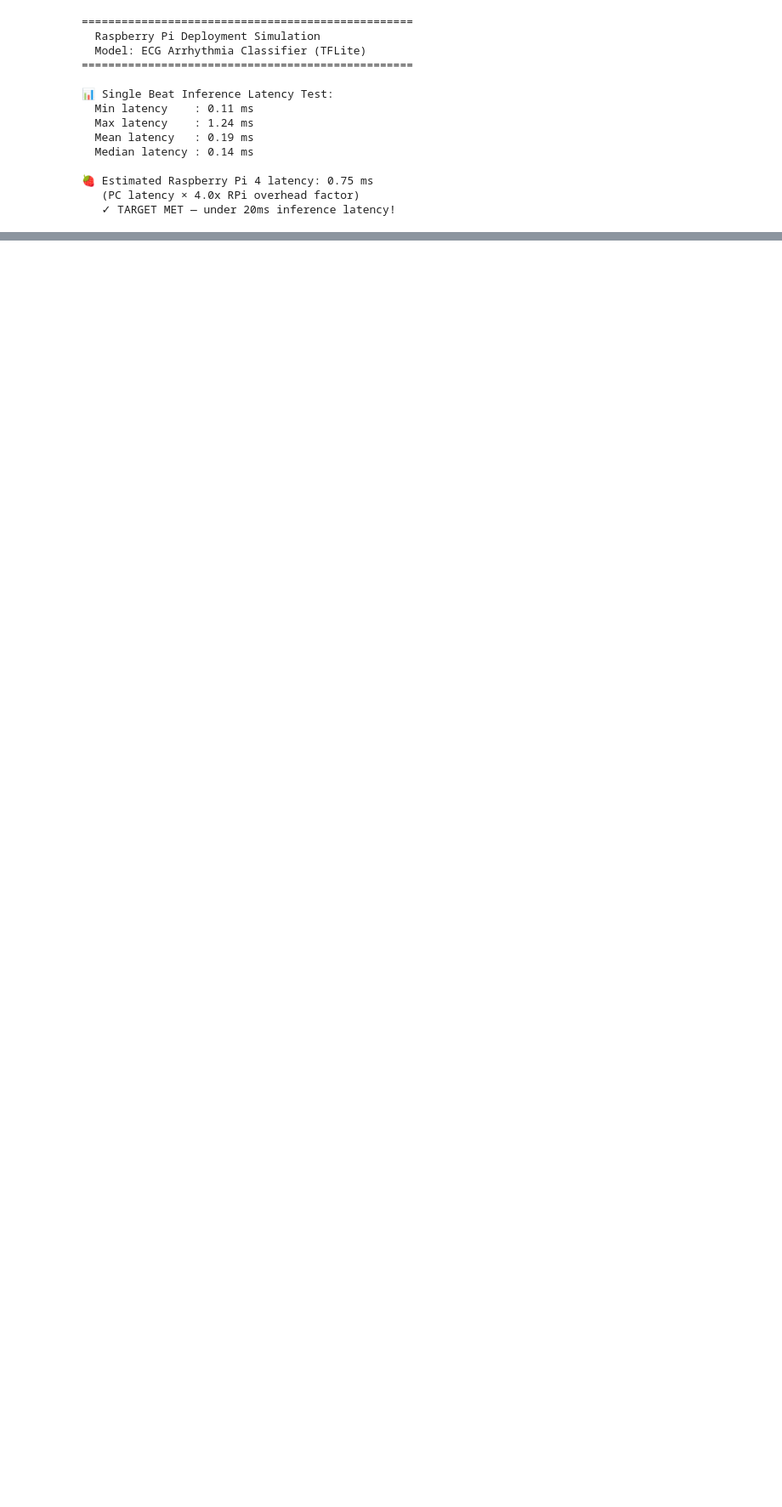
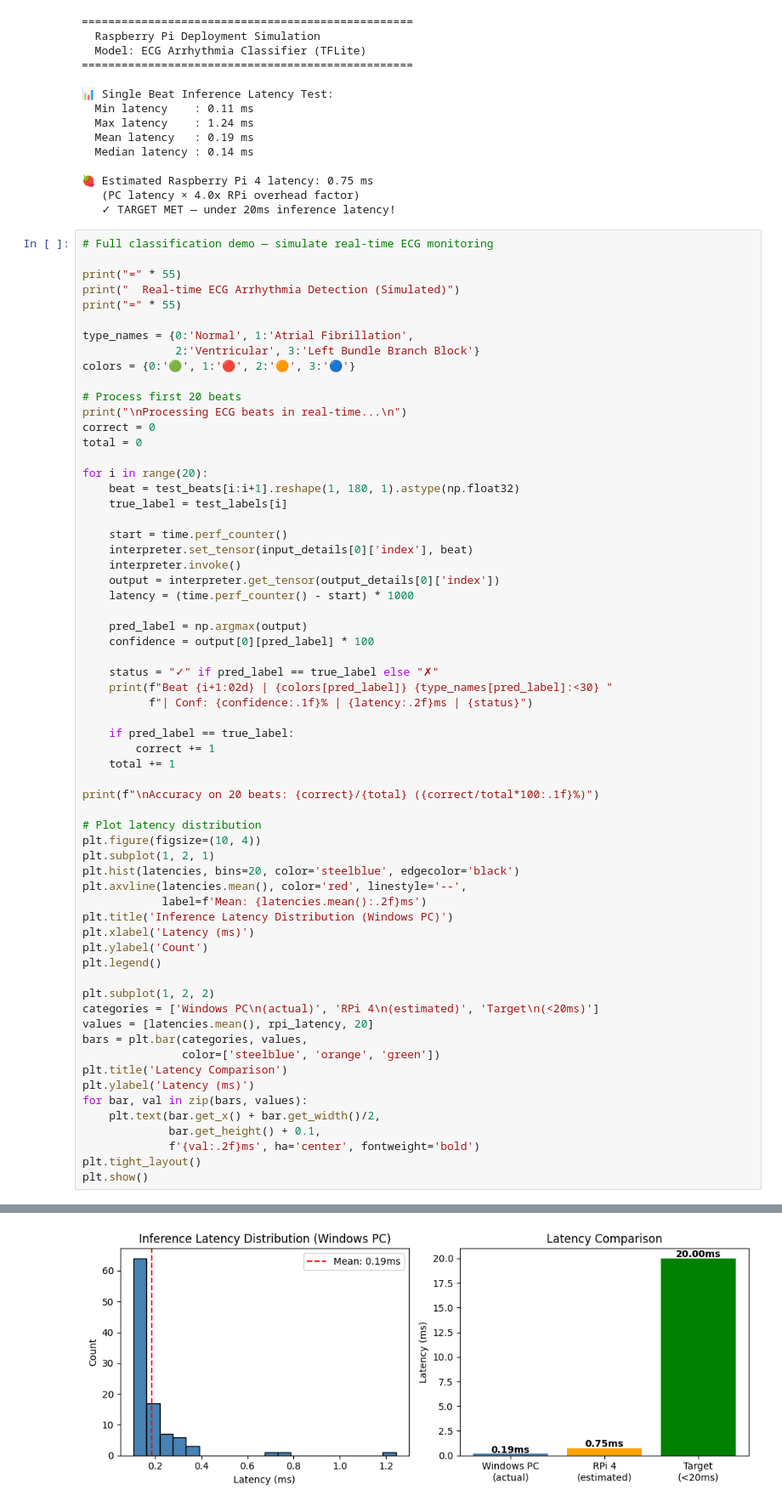
Before and after one commit to vaishnavirathi456-coder/ecg-arrhythmia-tinyml, a Jupyter notebook: week7/week7_rpi_simulation.ipynb, the cells around one changed output, grey strips where cells are left out. Shown at 85% size. Drawn from its saved outputs; the diff is of its cells as text; blank space fills up the shorter version.

```diff
--- a/week7/week7_rpi_simulation.ipynb
+++ b/week7/week7_rpi_simulation.ipynb
@@ -194,3 +194,67 @@ else:
 🍓 Estimated Raspberry Pi 4 latency: 0.75 ms
    (PC latency × 4.0x RPi overhead factor)
    ✓ TARGET MET — under 20ms inference latency!
+# %%
+# Full classification demo — simulate real-time ECG monitoring
+
+print("=" * 55)
+print("  Real-time ECG Arrhythmia Detection (Simulated)")
+print("=" * 55)
+
+type_names = {0:'Normal', 1:'Atrial Fibrillation',
+              2:'Ventricular', 3:'Left Bundle Branch Block'}
+colors = {0:'🟢', 1:'🔴', 2:'🟠', 3:'🔵'}
+
+# Process first 20 beats
+print("\nProcessing ECG beats in real-time...\n")
+correct = 0
+total = 0
+
+for i in range(20):
+    beat = test_beats[i:i+1].reshape(1, 180, 1).astype(np.float32)
+    true_label = test_labels[i]
+
+    start = time.perf_counter()
+    interpreter.set_tensor(input_details[0]['index'], beat)
+    interpreter.invoke()
+    output = interpreter.get_tensor(output_details[0]['index'])
+    latency = (time.perf_counter() - start) * 1000
+
+    pred_label = np.argmax(output)
+    confidence = output[0][pred_label] * 100
+
+    status = "✓" if pred_label == true_label else "✗"
+    print(f"Beat {i+1:02d} | {colors[pred_label]} {type_names[pred_label]:<30} "
+          f"| Conf: {confidence:.1f}% | {latency:.2f}ms | {status}")
+
+    if pred_label == true_label:
+        correct += 1
+    total += 1
+
+print(f"\nAccuracy on 20 beats: {correct}/{total} ({correct/total*100:.1f}%)")
+
+# Plot latency distribution
+plt.figure(figsize=(10, 4))
+plt.subplot(1, 2, 1)
+plt.hist(latencies, bins=20, color='steelblue', edgecolor='black')
+plt.axvline(latencies.mean(), color='red', linestyle='--',
+            label=f'Mean: {latencies.mean():.2f}ms')
+plt.title('Inference Latency Distribution (Windows PC)')
+plt.xlabel('Latency (ms)')
+plt.ylabel('Count')
+plt.legend()
+
+plt.subplot(1, 2, 2)
+categories = ['Windows PC\n(actual)', 'RPi 4\n(estimated)', 'Target\n(<20ms)']
+values = [latencies.mean(), rpi_latency, 20]
+bars = plt.bar(categories, values,
+               color=['steelblue', 'orange', 'green'])
+plt.title('Latency Comparison')
+plt.ylabel('Latency (ms)')
+for bar, val in zip(bars, values):
+    plt.text(bar.get_x() + bar.get_width()/2,
+             bar.get_height() + 0.1,
+             f'{val:.2f}ms', ha='center', fontweight='bold')
+plt.tight_layout()
+plt.show()
+# %% [output]
@@ -196,0 +278 @@ else:
+[figure, added]
```
Also changed, not shown: parts of 2 cells of this notebook, 9 other files.
